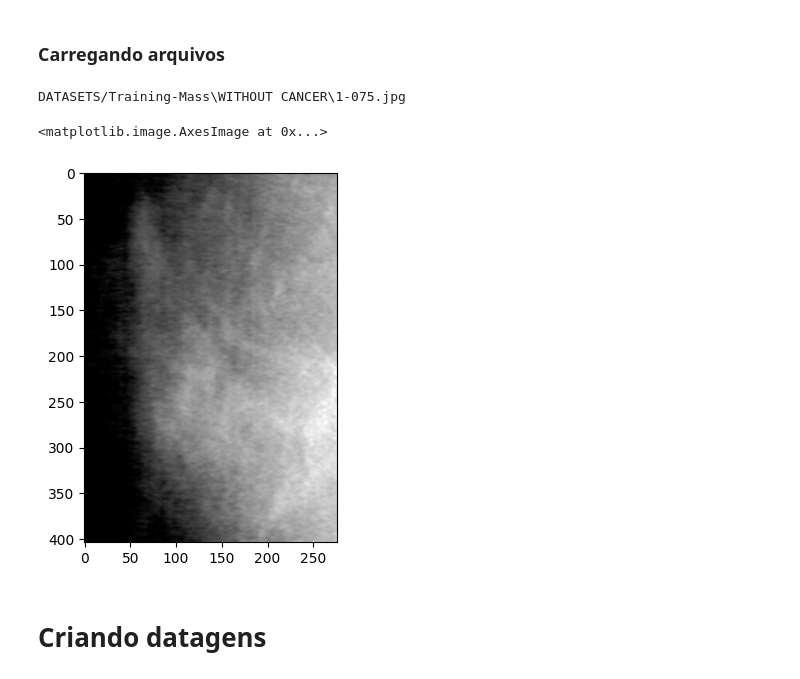
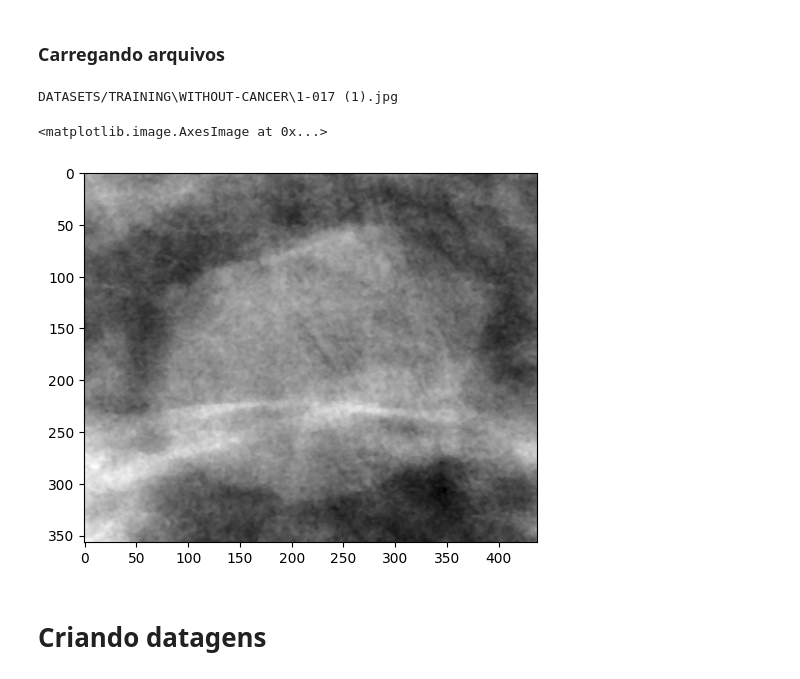
Before and after one commit to Vaftir/Breast-Cancer-Detection-AI-System, a Jupyter notebook: TCC2_MODELS.ipynb, the cells around one changed output. Saved outputs shown, nothing was run; the diff lists cells and outputs as text; code cells hidden in the pictures.

```diff
--- a/TCC2_MODELS.ipynb
+++ b/TCC2_MODELS.ipynb
@@ -42,20 +42,22 @@ True
 # %% [markdown]
 ### Carregando arquivos
 # %%
-all_traning_paths = glob.glob('DATASETS/Training-Mass/*/*.jpg')
-all_val_paths = glob.glob('DATASETS/Validation-Mass/*/*.jpg')
+all_traning_paths = glob.glob('DATASETS/TRAINING/*/*.jpg')
+all_val_paths = glob.glob('DATASETS/VALIDATION/*/*.jpg')
 # %%
 img_path=random.choice(all_traning_paths)
 cropped_img = Image.open(img_path)
 
 gray = cropped_img.convert('L')
-median =cv2.blur(np.array(gray), (3, 3))
+#median =cv2.blur(np.array(gray), (3, 3))
+#aplicando filtro para reduzir ruido
+median = cv2.medianBlur(np.array(gray), 3)
 print(img_path)
 plt.imshow(median, cmap='gray')
 # %% [output]
-DATASETS/Training-Mass\WITHOUT CANCER\1-075.jpg
+DATASETS/TRAINING\WITHOUT-CANCER\1-017 (1).jpg
 <matplotlib.image.AxesImage at 0x...>
-[figure, old version]
+[figure, new version]
 # %% [markdown]
 # Criando datagens
 # %%
```
Also changed, not shown: parts of 12 cells of this notebook.
